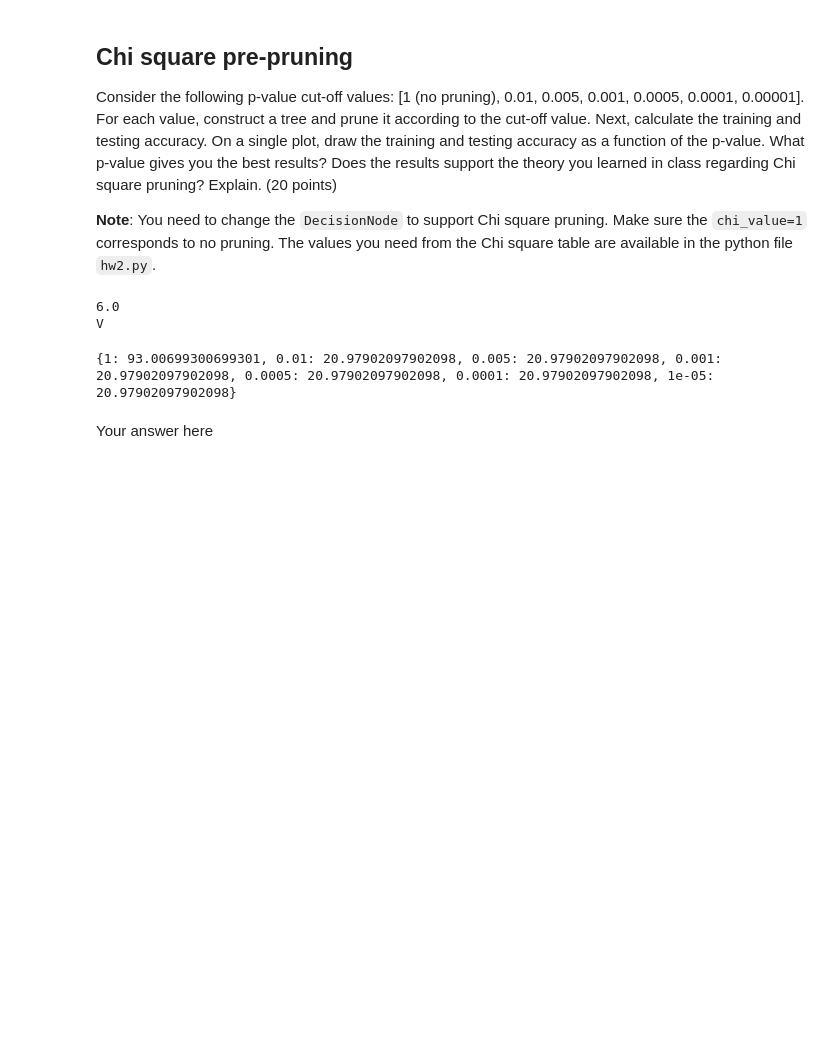
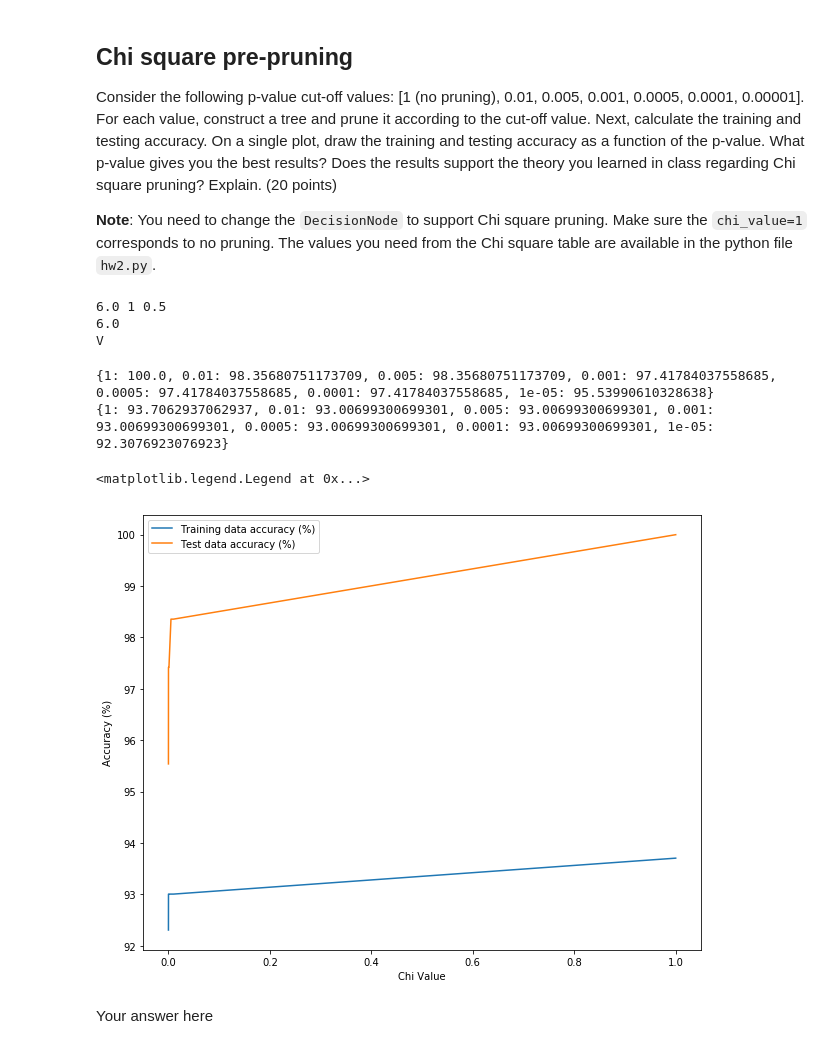
Before and after one commit to Nivsha08/MachineLearningCourse, a Jupyter notebook: ex2/hwa2.ipynb, the cells around one changed output. Drawn from its saved outputs; the diff is of its cells as text; code cells hidden in the pictures; blank space fills up the shorter version.

```diff
--- a/ex2/hwa2.ipynb
+++ b/ex2/hwa2.ipynb
@@ -231,19 +227,26 @@ chi_test_data = np.array([[0,1,1],
                           [0,0,0]])
 group_a = chi_test_data[[5], :]
 group_b = chi_test_data[[0,1,2,3,4], :]
-chi_value = chi_square_split_test(1, 0.5, group_a, group_b, 5, 1)
+chi_value = compute_node_chi_value(1, 0.5, group_a, group_b, 5, 1)
 print(chi_value)
 print("V" if np.isclose(chi_value, 6, rtol=0) else "X")
 # %% [output]
+6.0 1 0.5
 6.0
 V
 # %%
 training = X_train
 testing  = X_test
 
-accuracy_dict = {}
+training_accuracy_dict = {}
+testing_accuracy_dict = {}
 for chi_value in [1, 0.01, 0.005, 0.001, 0.0005, 0.0001, 0.00001]:
-    accuracy_dict[chi_value] = calc_tree_accuracy_by_p_value(training, testing, calc_entropy, chi_value)
-print(accuracy_dict)
+    test_tree = build_tree(training, calc_entropy, chi_value)
+    training_accuracy_dict[chi_value] = calc_accuracy(test_tree, training)
+    testing_accuracy_dict[chi_value] = calc_accuracy(test_tree, testing)
+
+print(training_accuracy_dict)
+print(testing_accuracy_dict)
 # %% [output]
-{1: 93.00699300699301, 0.01: 20.97902097902098, 0.005: 20.97902097902098, 0.001: 20.97902097902098, 0.0005: 20.97902097902098, 0.0001: 20.97902097902098, 1e-05: 20.97902097902098}
+{1: 100.0, 0.01: 98.35680751173709, 0.005: 98.35680751173709, 0.001: 97.41784037558685, 0.0005: 97.41784037558685, 0.0001: 97.41784037558685, 1e-05: 95.53990610328638}
+{1: 93.7062937062937, 0.01: 93.00699300699301, 0.005: 93.00699300699301, 0.001: 93.00699300699301, 0.0005: 93.00699300699301, 0.0001: 93.00699300699301, 1e-05: 92.3076923076923}
@@ -252,3 +253,18 @@ print(accuracy_dict)
+# %%
+p_values = [1, 0.01, 0.005, 0.001, 0.0005, 0.0001, 0.00001]
+testing_accuracy_values = list(training_accuracy_dict.values())
+training_accuracy_values = list(testing_accuracy_dict.values())
+
+plt.ylabel('Accuracy (%)')
+plt.xlabel('Chi Value')
+
+plt.plot(p_values, training_accuracy_values)
+plt.plot(p_values, testing_accuracy_values)
+
+plt.legend(['Training data accuracy (%)', 'Test data accuracy (%)'])
+# %% [output]
+<matplotlib.legend.Legend at 0x...>
+[figure, added]
 # %% [markdown]
 Your answer here
 # %% [markdown]
```
Also changed, not shown: parts of 7 cells of this notebook, 1 other file.
